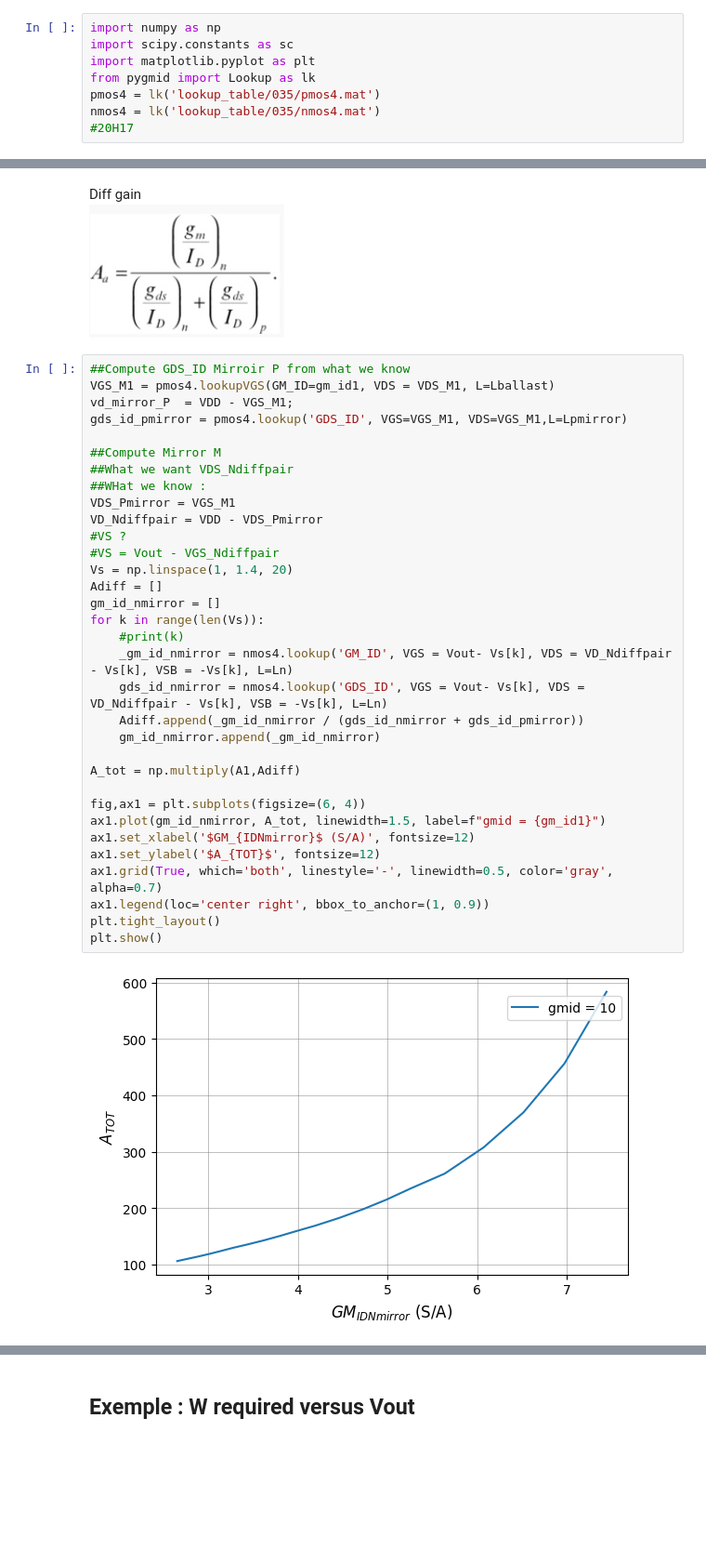
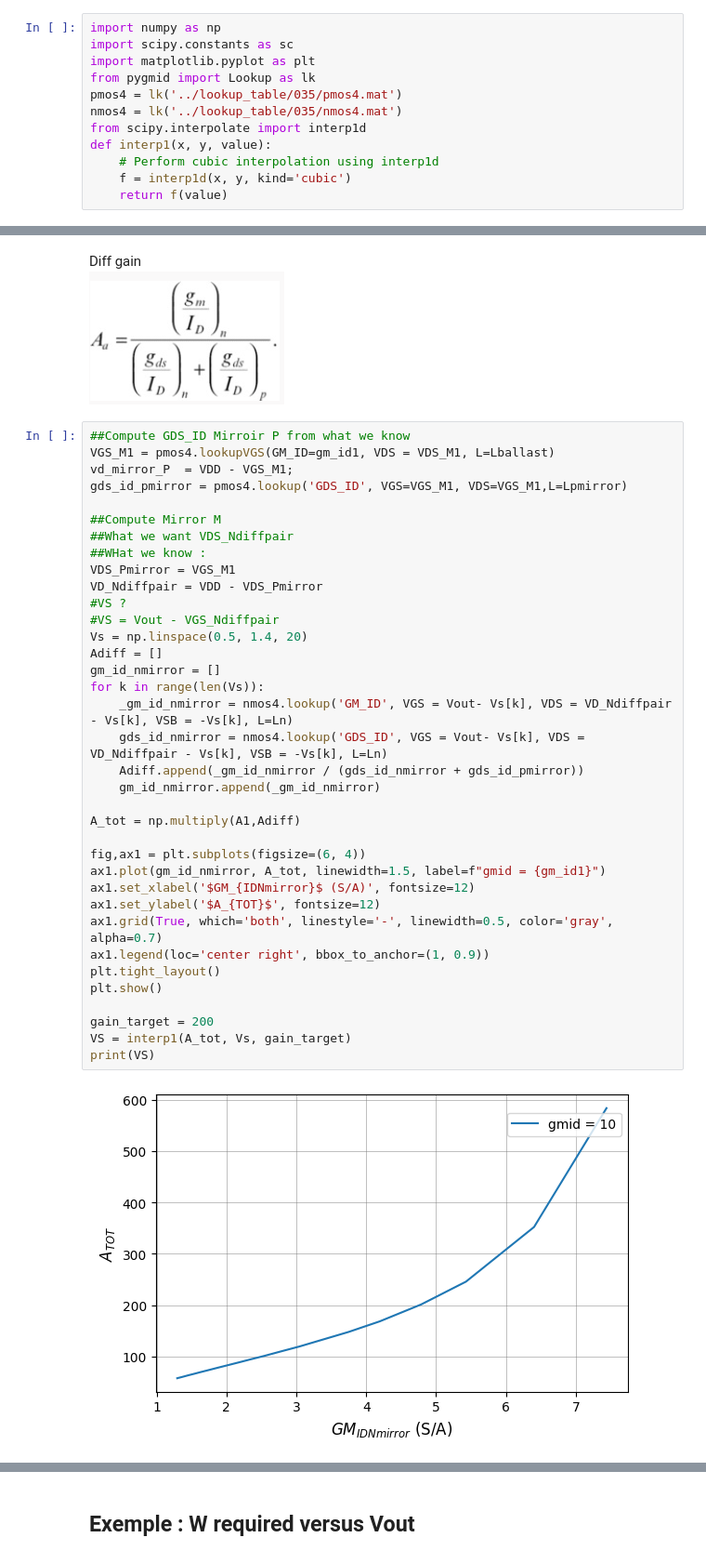
Before and after one commit to Surfeur974/gmadrid, a Jupyter notebook: Script_Exploration/LDO_regulator.ipynb, the cells around one changed output, grey strips where cells are left out. Shown at 93% size. Saved outputs shown, nothing was run; the diff lists cells and outputs as text; blank space fills up the shorter version.

```diff
--- a/LDO_regulator.ipynb
+++ b/Script_Exploration/LDO_regulator.ipynb
@@ -3,9 +3,13 @@ import numpy as np
 import scipy.constants as sc
 import matplotlib.pyplot as plt
 from pygmid import Lookup as lk
-pmos4 = lk('lookup_table/035/pmos4.mat')
-nmos4 = lk('lookup_table/035/nmos4.mat')
-#20H17
+pmos4 = lk('../lookup_table/035/pmos4.mat')
+nmos4 = lk('../lookup_table/035/nmos4.mat')
+from scipy.interpolate import interp1d
+def interp1(x, y, value):
+    # Perform cubic interpolation using interp1d
+    f = interp1d(x, y, kind='cubic')
+    return f(value)
 # %% [markdown]
 ## LDO regulator
 ![image-3.png](attachment:image-3.png) ![image.png](attachment:image.png)
@@ -47,33 +51,36 @@ Diff gain
 VGS_M1 = pmos4.lookupVGS(GM_ID=gm_id1, VDS = VDS_M1, L=Lballast)
 vd_mirror_P  = VDD - VGS_M1;
 gds_id_pmirror = pmos4.lookup('GDS_ID', VGS=VGS_M1, VDS=VGS_M1,L=Lpmirror)
 
 ##Compute Mirror M
 ##What we want VDS_Ndiffpair
 ##WHat we know :
 VDS_Pmirror = VGS_M1
 VD_Ndiffpair = VDD - VDS_Pmirror
 #VS ?
 #VS = Vout - VGS_Ndiffpair
-Vs = np.linspace(1, 1.4, 20)
+Vs = np.linspace(0.5, 1.4, 20)
 Adiff = []
 gm_id_nmirror = []
 for k in range(len(Vs)):
-    #print(k)
     _gm_id_nmirror = nmos4.lookup('GM_ID', VGS = Vout- Vs[k], VDS = VD_Ndiffpair - Vs[k], VSB = -Vs[k], L=Ln)
     gds_id_nmirror = nmos4.lookup('GDS_ID', VGS = Vout- Vs[k], VDS = VD_Ndiffpair - Vs[k], VSB = -Vs[k], L=Ln)
     Adiff.append(_gm_id_nmirror / (gds_id_nmirror + gds_id_pmirror))
     gm_id_nmirror.append(_gm_id_nmirror)
 
 A_tot = np.multiply(A1,Adiff)
 
 fig,ax1 = plt.subplots(figsize=(6, 4))
 ax1.plot(gm_id_nmirror, A_tot, linewidth=1.5, label=f"gmid = {gm_id1}")
 ax1.set_xlabel('$GM_{IDNmirror}$ (S/A)', fontsize=12)
 ax1.set_ylabel('$A_{TOT}$', fontsize=12)
 ax1.grid(True, which='both', linestyle='-', linewidth=0.5, color='gray', alpha=0.7)
 ax1.legend(loc='center right', bbox_to_anchor=(1, 0.9))
 plt.tight_layout()
 plt.show()
+
+gain_target = 200
+VS = interp1(A_tot, Vs, gain_target)
+print(VS)
 # %% [output]
-[figure, old version]
+[figure, new version]
```
Also changed, not shown: parts of 2 cells of this notebook, 3 other files.
